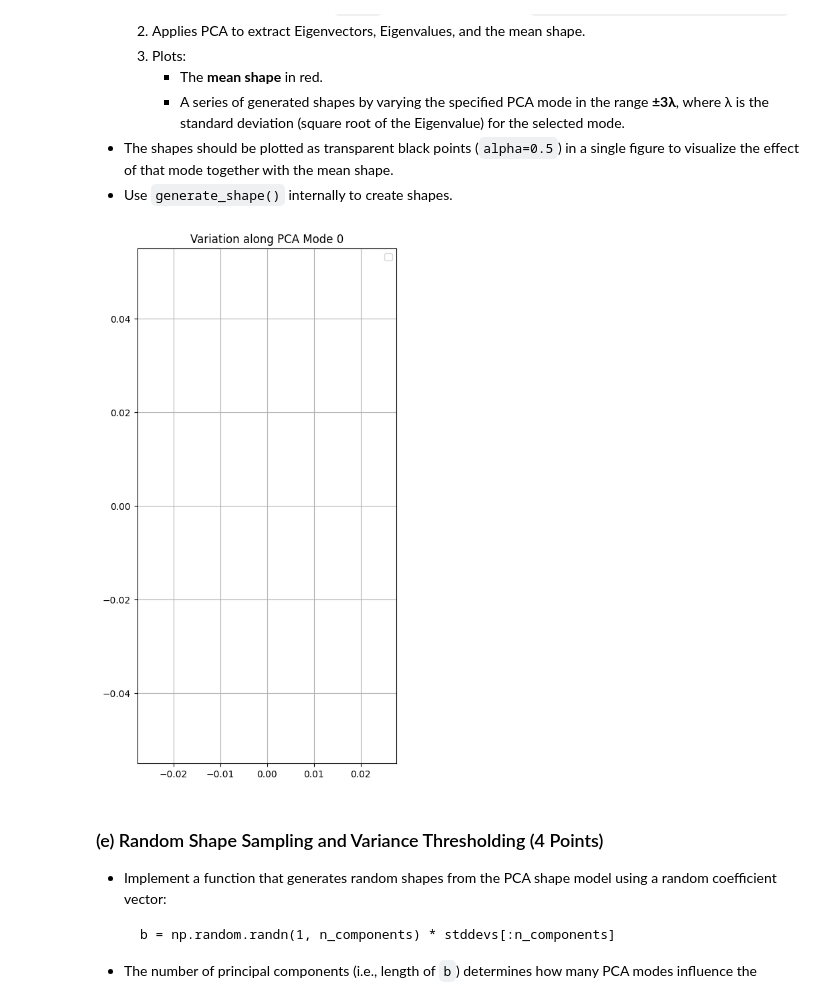
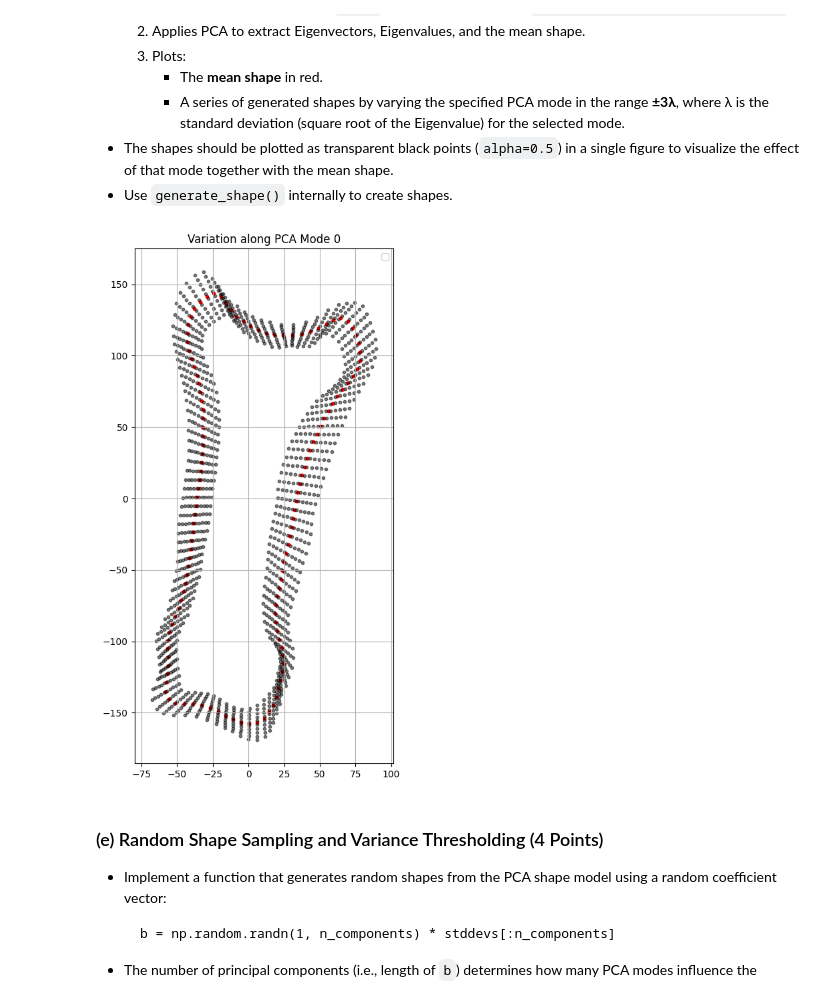
Before and after one commit to sknbsm04/Assignment1, a Jupyter notebook: notebook.ipynb, the cells around one changed output. Drawn from its saved outputs; the diff is of its cells as text; code cells hidden in the pictures.

```diff
--- a/notebook.ipynb
+++ b/notebook.ipynb
@@ -473,11 +477,11 @@ plt.show()
 # %%
 # TODO: Reshape bones to 2D matrix for PCA (nShapes, nPoints * nDimensions)
 nPoints, nDimensions, nShapes = bones.shape
-bones = bones.transpose(2, 0, 1)
-bones = bones.reshape(nShapes, nPoints * nDimensions)
+bones_2d = bones.transpose(2, 0, 1)
+bones_2d = bones_2d.reshape(nShapes, nPoints * nDimensions)
 
 # TODO: Apply PCA
-_, eigVec, eigVal, mean_shape = pca(bones)
+_, eigVec, eigVal, mean_shape = pca(bones_2d)
 # %% [markdown]
 ### (c) Implement a function `generate_shape(b, mean_shape, eigVec)` (3 Points):
 - `b` is a coefficient vector (length = number of modes used).
@@ -546,32 +550,48 @@ plt.show()
 # %%
 def visualize_shape_mode(bones, mode=0, num_samples=10):
     """
     Visualize variation along a specific PCA mode using shape data.
 
     Parameters:
         bones (np.ndarray): 3D shape array of shape (nPoints, nDimensions, nShapes)
         mode (int): Index of the PCA mode to vary
         num_samples (int): Number of samples to generate in [-3λ, 3λ] range
     """
     # TODO: Reshape bones to 2D matrix for PCA
+    nPoints, nDimensions, nShapes = bones.shape
+    bones_2d = bones.transpose(2, 0, 1)
+    bones_2d = bones_2d.reshape(nShapes, nPoints * nDimensions)
 
     # TODO: Apply PCA
+    _, eigVec, eigVal, mean_shape = pca(bones_2d)
 
     # TODO: Prepare plot and plot mean shape and use generate_shape and plot new shape
     plt.figure(figsize=(5, 10))
+    mean_2d = mean_shape.reshape(nPoints, nDimensions)
+    plt.scatter(mean_2d[:,0], mean_2d[:,1], c = 'red', s = 10)
 
     # TODO: Vary the selected mode in ±3λ
+    lambda_mode = np.sqrt(eigVal[mode])
 
+    coefficients = np.linspace(-3 * lambda_mode, 3 * lambda_mode, num_samples)
+
+    for coef in coefficients :
+        b = np.zeros(mode+1)
+        b[mode] = coef
+
+        new_shape = generate_shape(b, mean_shape, eigVec)
+
+        plt.scatter(new_shape[:,0], new_shape[:,1], c = 'black', alpha = 0.5, s = 10)
 
     plt.axis('equal')
     plt.title(f"Variation along PCA Mode {mode}")
     plt.legend()
     plt.grid(True)
     plt.show()
 
 visualize_shape_mode(bones, mode=0, num_samples=10)
 # %% [output]
-[figure, old version]
+[figure, new version]
 # %% [markdown]
 ### (e) Random Shape Sampling and Variance Thresholding (4 Points)
 
```
Also changed, not shown: parts of 3 cells of this notebook.
